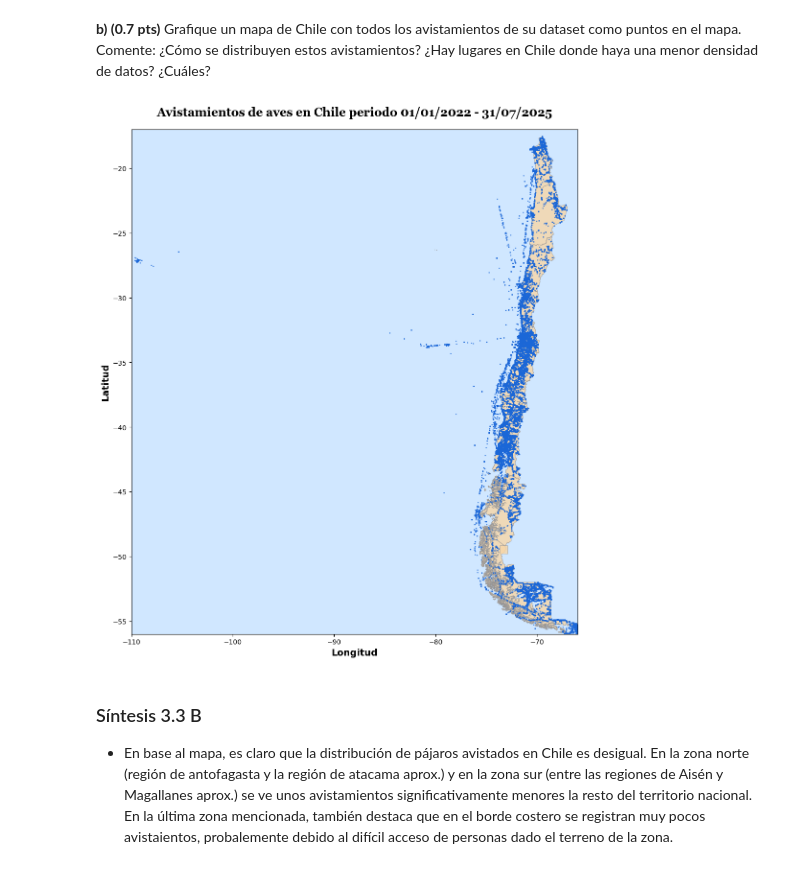
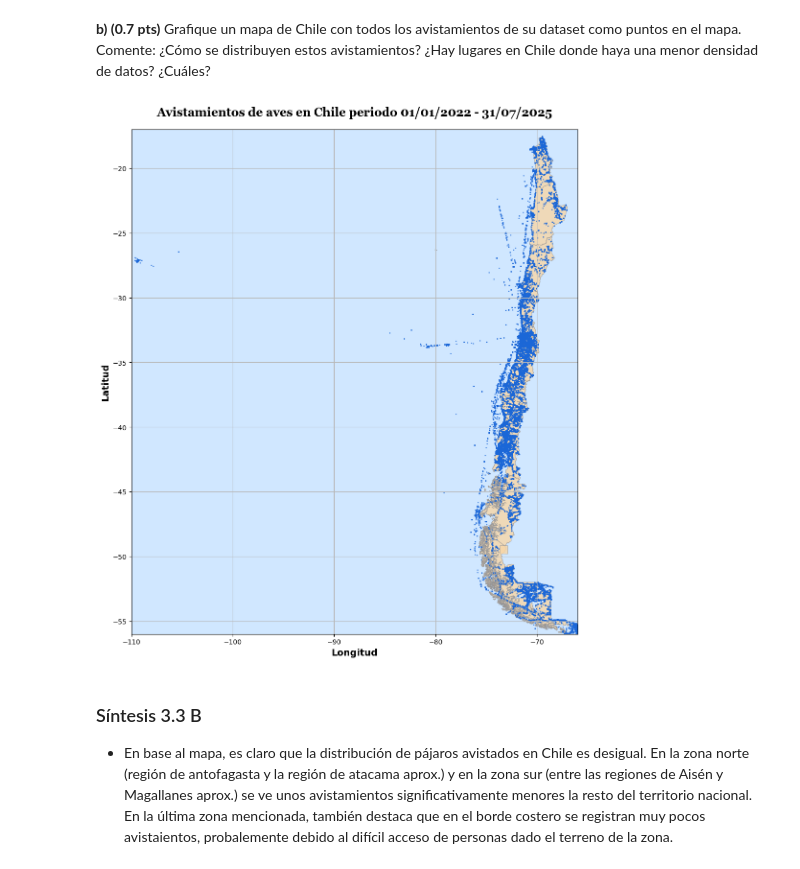
Before and after one commit to BenjaCidR/IMT2200-BENJAMIN-CID, a Jupyter notebook: Tareas/tarea 02/IMT2200-25s2 - Tarea 02.ipynb, the cells around one changed output. Saved outputs shown, nothing was run; the diff lists cells and outputs as text; code cells hidden in the pictures.

```diff
--- a/Tareas/tarea 02/IMT2200-25s2 - Tarea 02.ipynb
+++ b/Tareas/tarea 02/IMT2200-25s2 - Tarea 02.ipynb
@@ -404,34 +408,37 @@ geo_df_aves.plot(
     markersize=1,
     color="#1B67D8",    #Color de los puntos #1B67D8
     alpha=0.6
 )
 
 #Se ponen estos limites para abarcar terrotorio chileno
 ax.set_xlim([-110, -66])
 ax.set_ylim([-56, -17])
 
 #Mostrar ejes y coordenadas
 ax.set_axis_on()
+plt.grid(True, color="#B8B8B8")
 
 #En este apartado se utilizó ChatGPT como asesor para poder graficar las latitudes y longitudes.
 # Prompt: "Tengo dataframe georeferenciado y un archivo con los limites regionales de chile, ambos en CRS "EPSG:4326",
 # como puedo agregar al gráfico las coordenadas lat y lng.
 ax.xaxis.set_major_locator(mticker.MultipleLocator(10))  #Ticks de longitud cada 10°
 ax.yaxis.set_major_locator(mticker.MultipleLocator(5))   #Ticks de latitud cada 5°
 #Fin del output del prompt.
 
 ax.set_xlabel("Longitud", fontsize=14, fontweight='bold')
 ax.set_ylabel("Latitud", fontsize=14, fontweight='bold')
 
+
 #Se setea el título
 ax.set_title("Avistamientos de aves en Chile periodo 01/01/2022 - 31/07/2025",fontfamily="Georgia", fontsize=18, fontweight='bold', pad=20)
 
 # Fondo limpio
 ax.set_facecolor("#D0E7FF")
 
+
 plt.show()
 # %% [output]
-[figure, old version]
+[figure, new version]
 # %% [markdown]
 ### Síntesis 3.3 B
 
```
Also changed, not shown: parts of 6 cells of this notebook.
